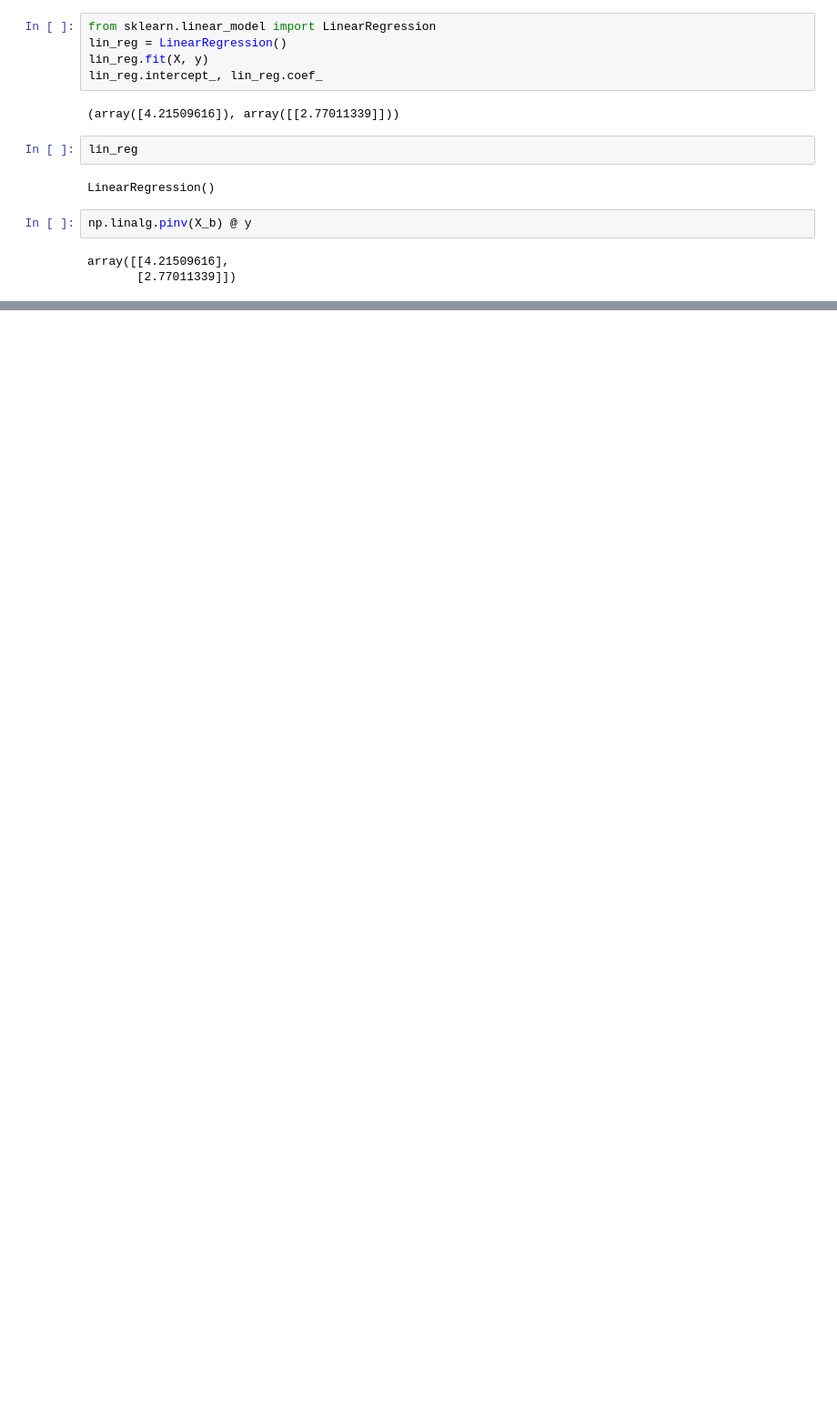
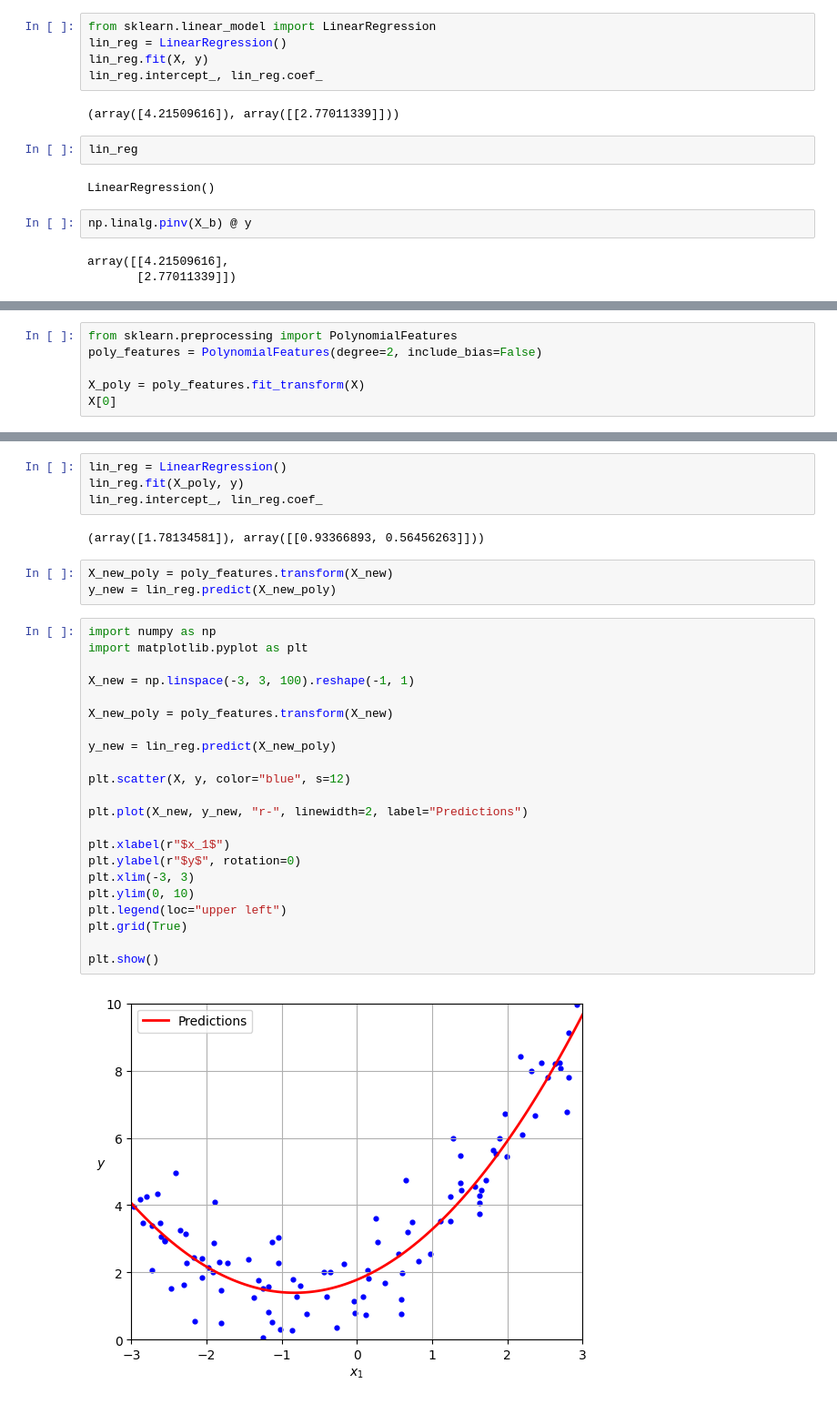
Before and after one commit to Sankalp17ML/hands-on-ml-training-models, a Jupyter notebook: notebooks/04_training_models.ipynb, the cells around one changed output, grey strips where cells are left out. Shown at 91% size. Saved outputs shown, nothing was run; the diff lists cells and outputs as text; blank space fills up the shorter version.

```diff
--- a/notebooks/04_training_models.ipynb
+++ b/notebooks/04_training_models.ipynb
@@ -113,0 +359,6 @@ array([[4.21509616],
+# %%
+from sklearn.preprocessing import PolynomialFeatures
+poly_features = PolynomialFeatures(degree=2, include_bias=False)
+
+X_poly = poly_features.fit_transform(X)
+X[0]
@@ -113,0 +371,33 @@ array([[4.21509616],
+# %%
+lin_reg = LinearRegression()
+lin_reg.fit(X_poly, y)
+lin_reg.intercept_, lin_reg.coef_
+# %% [output]
+(array([1.78134581]), array([[0.93366893, 0.56456263]]))
+# %%
+X_new_poly = poly_features.transform(X_new)
+y_new = lin_reg.predict(X_new_poly)
+# %%
+import numpy as np
+import matplotlib.pyplot as plt
+
+X_new = np.linspace(-3, 3, 100).reshape(-1, 1)
+
+X_new_poly = poly_features.transform(X_new)
+
+y_new = lin_reg.predict(X_new_poly)
+
+plt.scatter(X, y, color="blue", s=12)
+
+plt.plot(X_new, y_new, "r-", linewidth=2, label="Predictions")
+
+plt.xlabel(r"$x_1$")
+plt.ylabel(r"$y$", rotation=0)
+plt.xlim(-3, 3)
+plt.ylim(0, 10)
+plt.legend(loc="upper left")
+plt.grid(True)
+
+plt.show()
+# %% [output]
+[figure, added]
```
Also changed, not shown: parts of 27 cells of this notebook, 2 other files.
